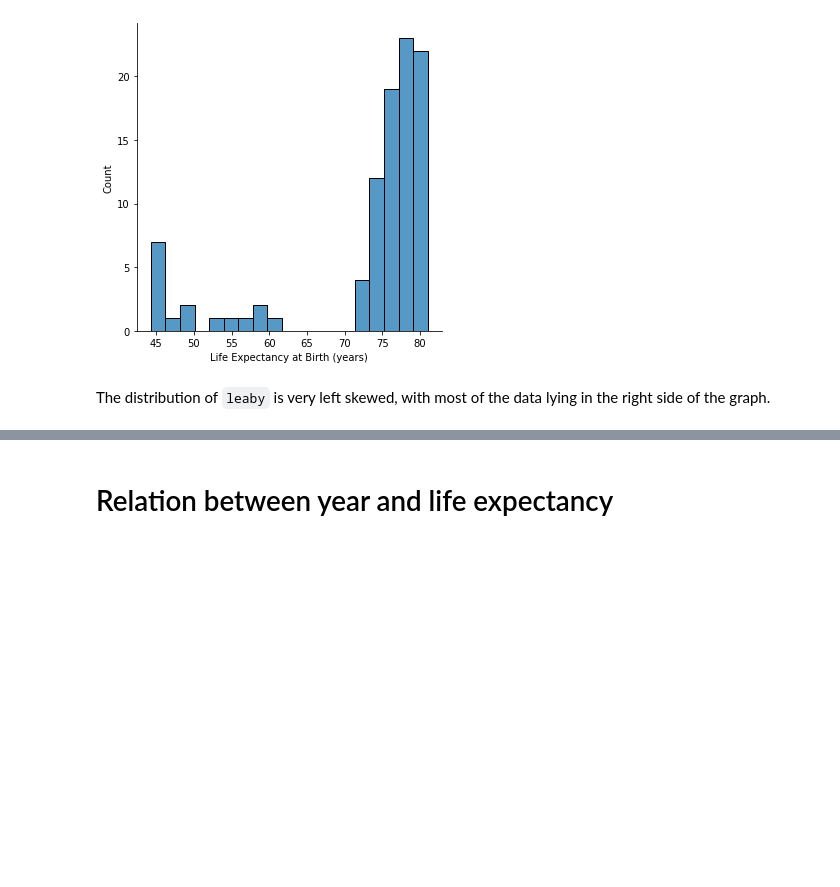
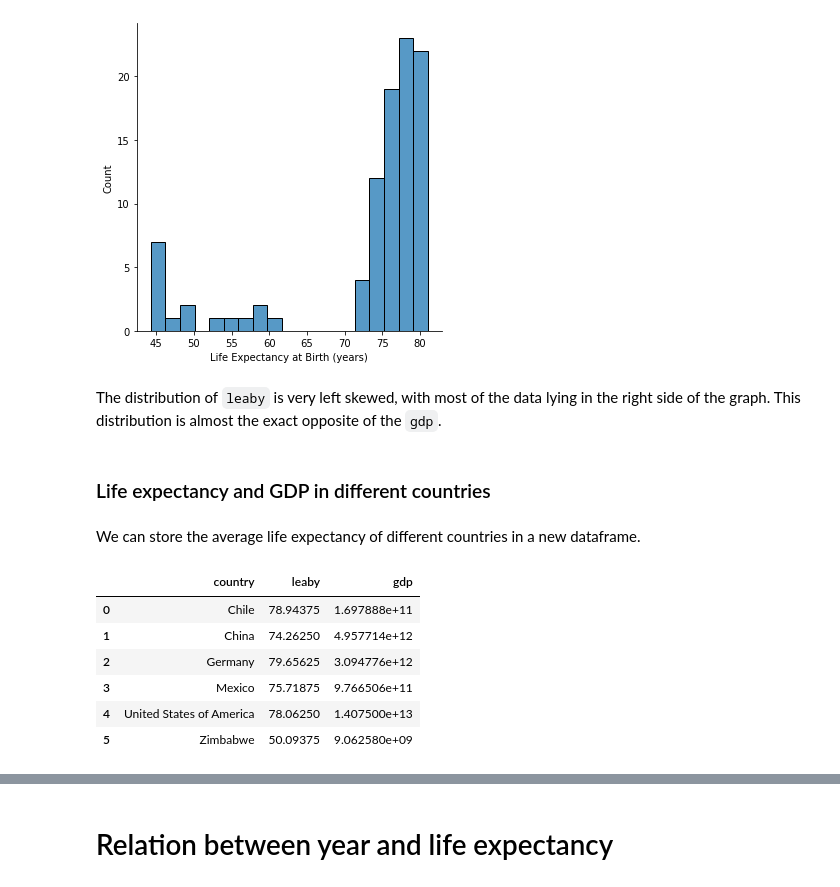
Before and after one commit to javierunix/codeacademy_datascience_path, a Jupyter notebook: Life-Expectancy-and-GDP-Starter/life_expectancy_gdp.ipynb, the cells around one changed output, grey strips where cells are left out. Cells and saved outputs as stored; diff of their text form; code cells hidden in the pictures; blank space fills up the shorter version.

```diff
--- a/Life-Expectancy-and-GDP-Starter/life_expectancy_gdp.ipynb
+++ b/Life-Expectancy-and-GDP-Starter/life_expectancy_gdp.ipynb
@@ -114,4 +116,19 @@ plt.show()
 <Figure size 576x432 with 0 Axes>
 [figure]
 # %% [markdown]
-The distribution of `leaby` is very left skewed, with most of the data lying in the right side of the graph.
+The distribution of `leaby` is very left skewed, with most of the data lying in the right side of the graph. This distribution is almost the exact opposite of the `gdp`.
+# %% [markdown]
+### Life expectancy and GDP in different countries
+# %% [markdown]
+We can store the average life expectancy of different countries in a new dataframe.
+# %%
+mean_country_df = df.groupby('country')[['leaby', 'gdp']].mean().reset_index()
+mean_country_df
+# %% [output]
+|  | country | leaby | gdp |
+| 0 | Chile | 78.94375 | 1.697888e+11 |
+| 1 | China | 74.26250 | 4.957714e+12 |
+| 2 | Germany | 79.65625 | 3.094776e+12 |
+| 3 | Mexico | 75.71875 | 9.766506e+11 |
+| 4 | United States of America | 78.06250 | 1.407500e+13 |
+| 5 | Zimbabwe | 50.09375 | 9.062580e+09 |
```
Also changed, not shown: parts of 4 cells of this notebook.
